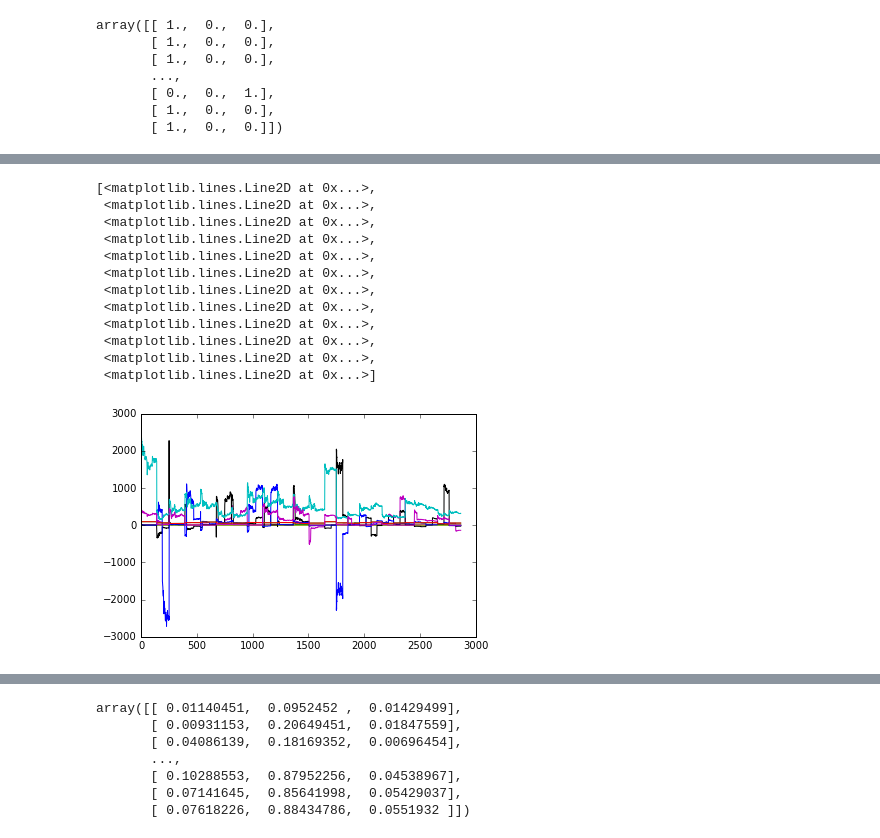
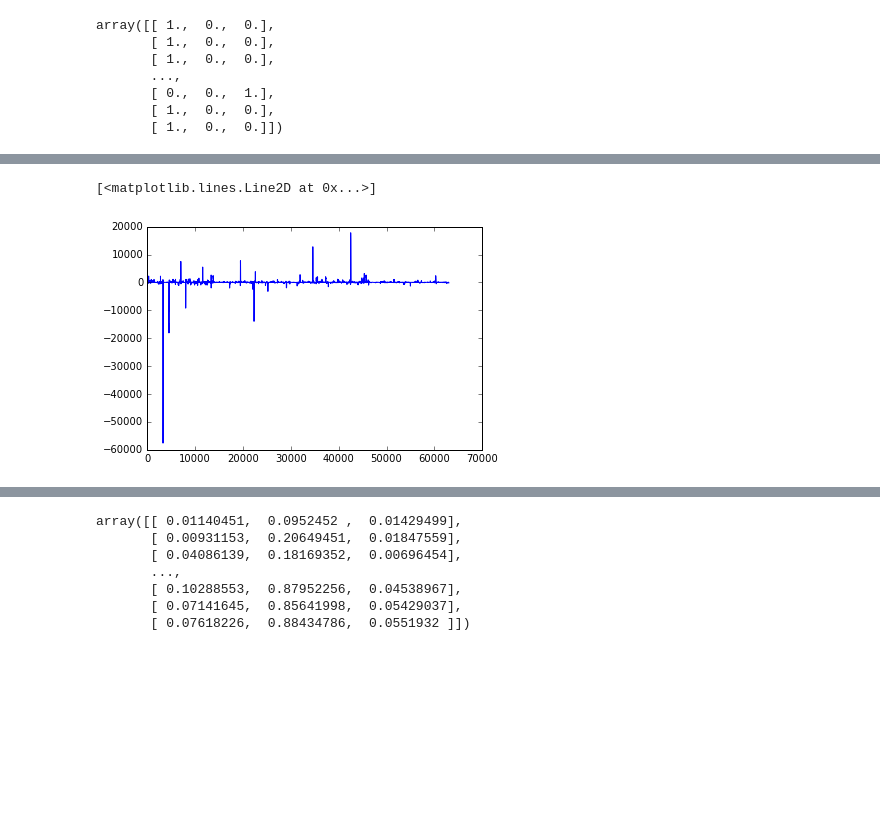
Before and after one commit to fswzb/sensequant, a Jupyter notebook: keras.ipynb, the cells around one changed output, grey strips where cells are left out. Drawn from its saved outputs; the diff is of its cells as text; code cells hidden in the pictures; blank space fills up the shorter version.

```diff
--- a/keras.ipynb
+++ b/keras.ipynb
@@ -8,13 +8,11 @@ from sklearn import linear_model, preprocessing
 # %% [output]
 Using Theano backend.
 # %%
-matrix_train = np.loadtxt('tem/train.txt')
-matrix_test = np.loadtxt('tem/test.txt')
+matrix_train = np.loadtxt('cache/train.txt')
+matrix_test = np.loadtxt('cache/test.txt')
 # %%
 matrix_train = np.delete(matrix_train, 4, 1)
 matrix_test = np.delete(matrix_test, 4, 1)
-matrix_train = np.delete(matrix_train, 5, 1)
-matrix_test = np.delete(matrix_test, 5, 1)
 # %%
 X_train, Y_train = (matrix_train[:, :-1], matrix_train[:, -1])
 X_test, Y_test = (matrix_test[:, :-1], matrix_test[:, -1])
@@ -95,22 +94,11 @@ Epoch 500/500
 # %%
 import matplotlib.pyplot as plt
 %matplotlib inline
 X = np.vstack((X_train, X_test))
-plt.plot(X)
+plt.plot(X[:, 6])
 # %% [output]
-[<matplotlib.lines.Line2D at 0x...>,
- <matplotlib.lines.Line2D at 0x...>,
- <matplotlib.lines.Line2D at 0x...>,
- <matplotlib.lines.Line2D at 0x...>,
- <matplotlib.lines.Line2D at 0x...>,
- <matplotlib.lines.Line2D at 0x...>,
- <matplotlib.lines.Line2D at 0x...>,
- <matplotlib.lines.Line2D at 0x...>,
- <matplotlib.lines.Line2D at 0x...>,
- <matplotlib.lines.Line2D at 0x...>,
- <matplotlib.lines.Line2D at 0x...>,
- <matplotlib.lines.Line2D at 0x...>]
+[<matplotlib.lines.Line2D at 0x...>]
-[figure, old version]
+[figure, new version]
 # %%
 model.evaluate(X_test_scale, Y_test_matrix)
 # %% [output]
```
Also changed, not shown: parts of 3 cells of this notebook, 14 other files.
